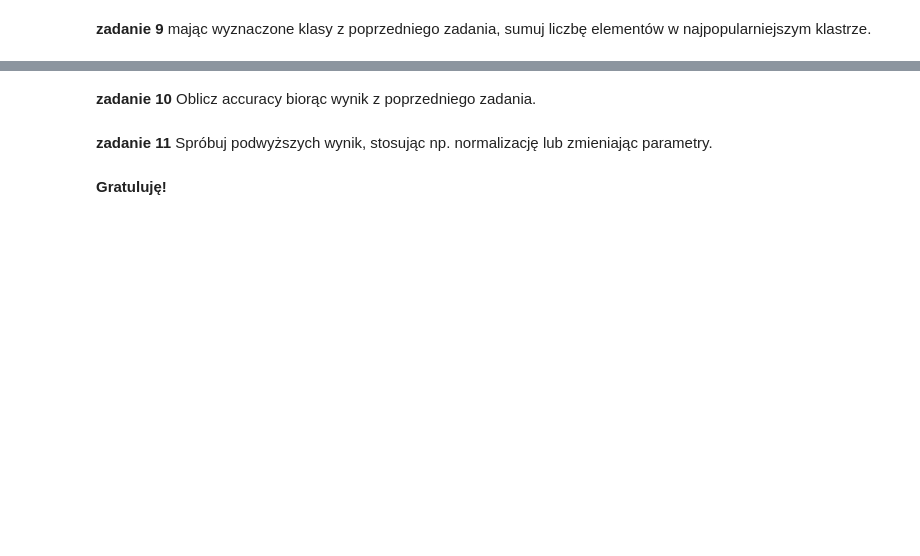
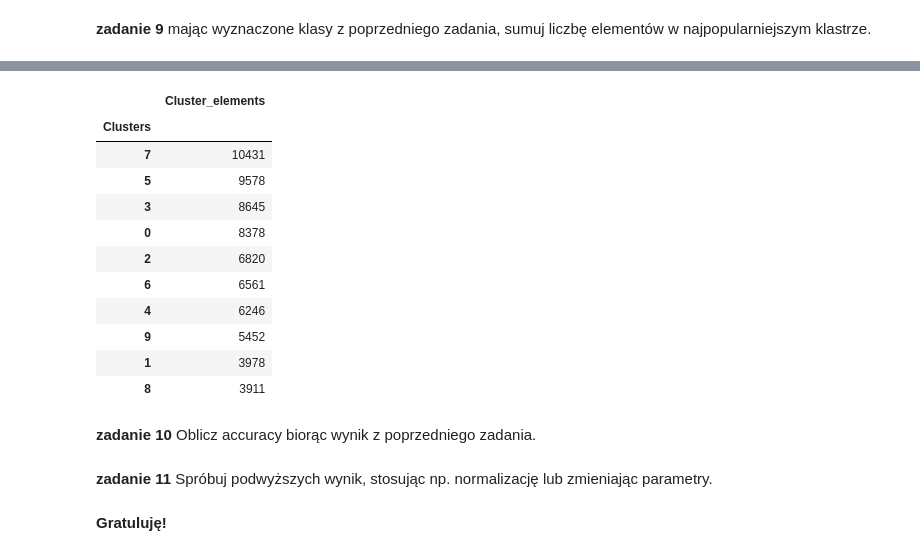
Before and after one commit to aradzikbys/UAM_python, a Jupyter notebook: zadanie_domowe_sklearn/homework.ipynb, the cells around one changed output, grey strips where cells are left out. Drawn from its saved outputs; the diff is of its cells as text; code cells hidden in the pictures; blank space fills up the shorter version.

```diff
--- a/zadanie_domowe_sklearn/homework.ipynb
+++ b/zadanie_domowe_sklearn/homework.ipynb
@@ -250,3 +317,28 @@ array([1, 7, 8, 3, 0, 2, 4, 1, 6, 0])
+# %%
+clstrs = ['0', '1', '2', '3', '4', '5', '6', '7', '8', '9']
+clstrs_elmnts = []
+for item in clstrs:
+    clstrs_elmnts.append(conf_mtrx_df[item].sum())
+# %%
+d = {'Clusters':clstrs, 'Cluster_elements':clstrs_elmnts}
+df = pd.DataFrame(d)
+df = df.set_index('Clusters')
+df.sort_values('Cluster_elements', ascending = False)
+
+# Klaster numer 7 jest najbardziej popularny (10431 elementów), następnie klaster 5 (9578 elementów) itd.
+# %% [output]
+|  | Cluster_elements |
+| Clusters |  |
+| 7 | 10431 |
+| 5 | 9578 |
+| 3 | 8645 |
+| 0 | 8378 |
+| 2 | 6820 |
+| 6 | 6561 |
+| 4 | 6246 |
+| 9 | 5452 |
+| 1 | 3978 |
+| 8 | 3911 |
 # %% [markdown]
 **zadanie 10** Oblicz accuracy biorąc wynik z poprzedniego zadania.
 # %% [markdown]
```
Also changed, not shown: parts of 13 cells of this notebook.
